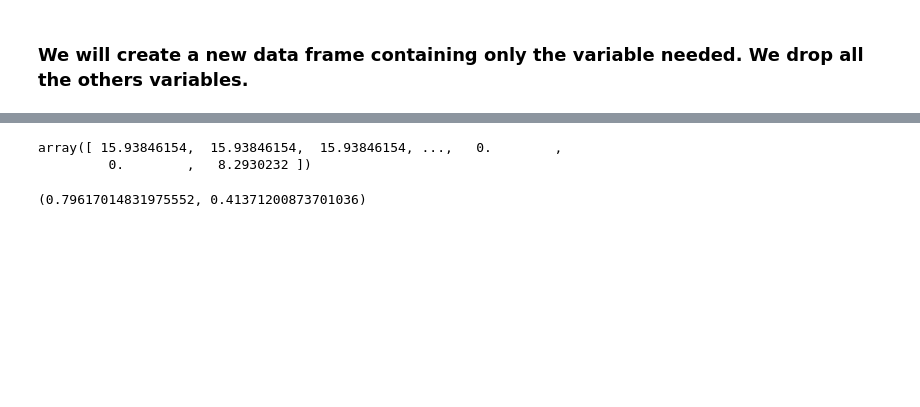
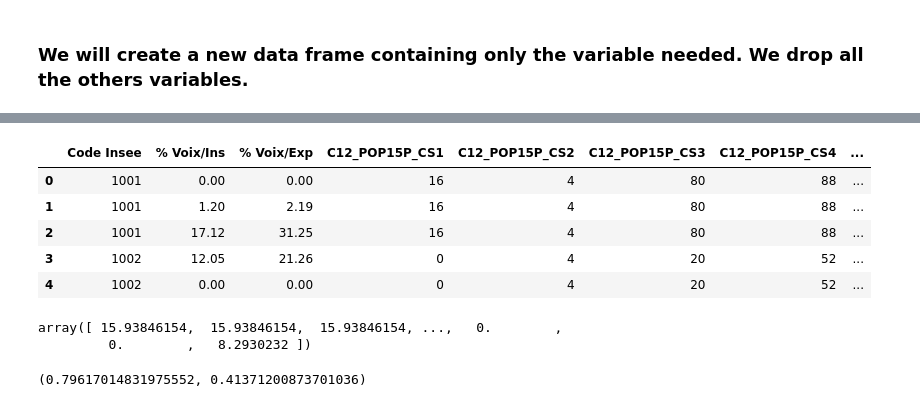
Before and after one commit to du-phan/Electoral-Analysis, a Jupyter notebook: data_analysis.ipynb, the cells around one changed output, grey strips where cells are left out. Cells and saved outputs as stored; diff of their text form; code cells hidden in the pictures; blank space fills up the shorter version.

Commit message:
extract smaller data frames

```diff
--- a/data_analysis.ipynb
+++ b/data_analysis.ipynb
@@ -33,9 +33,14 @@ def data_to_string(data):
 def float_to_int(data):
     new_data = data.copy()
     for col in new_data.columns:
-        not_nan_index = [not ind for ind in new_data[col].isnull()]
-        not_nan_value = new_data[col][not_nan_index]
-        if type(not_nan_value.iloc[0]) == np.float64: #check the first not-NaN value
-            new_data[col] = new_data[col].round()
+        if '% Voix' in col:
+            # Here we add this condition because the variable %voix needs to be in float format
+            # Need to think more about this in case we have more float-fotmat data
+            continue
+        else:
+            not_nan_index = [not ind for ind in new_data[col].isnull()]
+            not_nan_value = new_data[col][not_nan_index]
+            if type(not_nan_value.iloc[0]) == np.float64: #check the first not-NaN value
+                new_data[col] = new_data[col].round()
     return new_data
 # %%
@@ -50,8 +86,8 @@ def create_final_data(data):
     new_data = data.copy()
     title = data.columns.tolist()
     dropping_index = []
-    keeping_variable = ['Code Insee','% Voix/Ins','% Voix/Exp','C12_POP15P_CS1','C12_POP15P_CS2','C12_POP15P_CS3','C12_POP15P_CS4','C12_POP15P_CS5', 'C12_POP15P_CS6',
-                       'C12_POP15P_CS7', 'C12_POP15P_CS8','SNHM12']
+    keeping_variable = ['Code Insee','% Voix/Ins','% Voix/Exp','Total immigrant','C12_POP15P_CS1','C12_POP15P_CS2','C12_POP15P_CS3','C12_POP15P_CS4','C12_POP15P_CS5', 'C12_POP15P_CS6',
+                       'C12_POP15P_CS7', 'C12_POP15P_CS8','SNHM12','Total ']
     for index, variable in enumerate(title):
         if variable not in keeping_variable:
             dropping_index.append(index)
@@ -95,3 +174,12 @@ print len(data2), len(d)
+# %%
+data3
+# %% [output]
+|  | Code Insee | % Voix/Ins | % Voix/Exp | C12_POP15P_CS1 | C12_POP15P_CS2 | C12_POP15P_CS3 | C12_POP15P_CS4 | ... |
+| 0 | 1001 | 0.00 | 0.00 | 16 | 4 | 80 | 88 | ... |
+| 1 | 1001 | 1.20 | 2.19 | 16 | 4 | 80 | 88 | ... |
+| 2 | 1001 | 17.12 | 31.25 | 16 | 4 | 80 | 88 | ... |
+| 3 | 1002 | 12.05 | 21.26 | 0 | 4 | 20 | 52 | ... |
+| 4 | 1002 | 0.00 | 0.00 | 0 | 4 | 20 | 52 | ... |
 # %%
 plt.hist(y,bins=np.arange(min(y), max(y) + 10, 10))
 plt.show()
```
Also changed, not shown: parts of 22 cells of this notebook.
